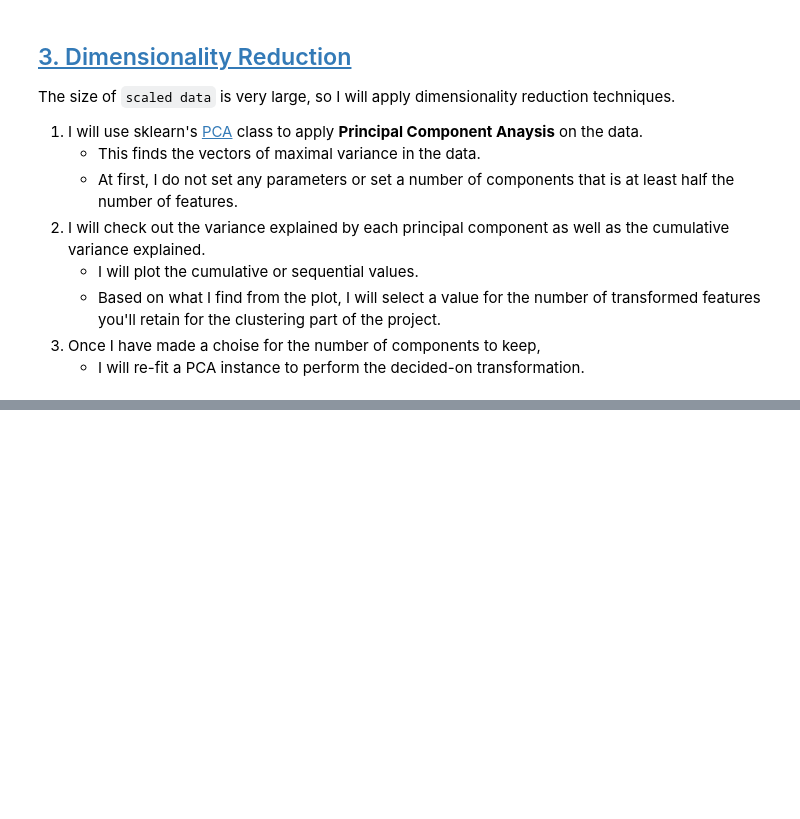
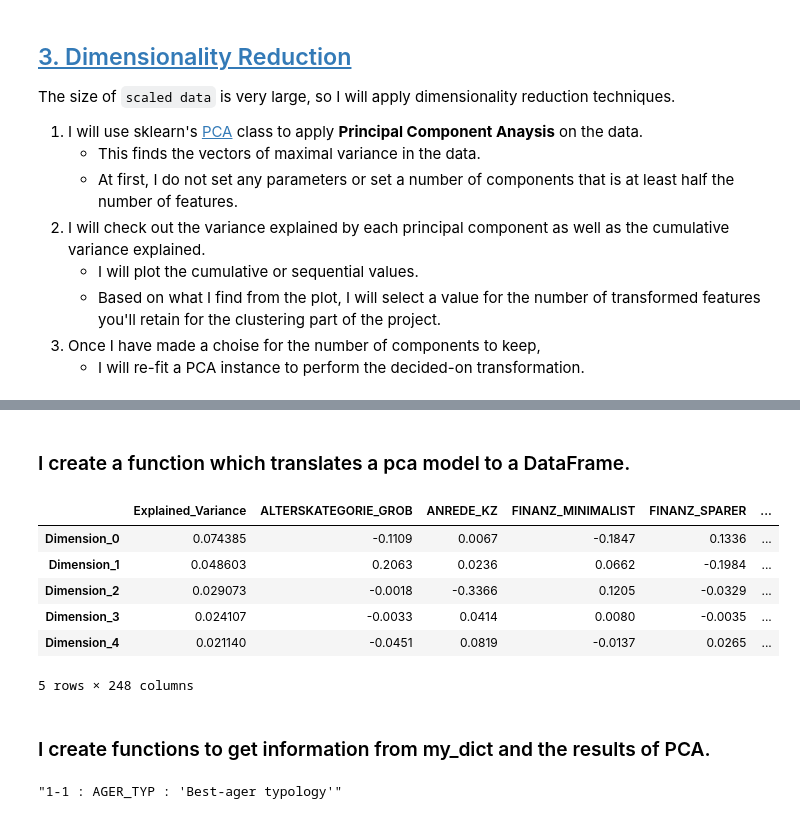
Before and after one commit to est2mzd/Machine_Learning, a Jupyter notebook: Proj_02_Identify_Customer_Segments.ipynb, the cells around one changed output, grey strips where cells are left out. Drawn from its saved outputs; the diff is of its cells as text; code cells hidden in the pictures; blank space fills up the shorter version.

```diff
--- a/Proj_02_Identify_Customer_Segments.ipynb
+++ b/Proj_02_Identify_Customer_Segments.ipynb
@@ -949,0 +1002,30 @@ plot_pca_results(model_pca)
+# %% [markdown]
+### I create a function which translates a pca model to a DataFrame.
+# %%
+def trans_pca_to_df(model_pca, feature_names):
+    n_components = len(model_pca.components_)
+    index_name   = ["Dimension_{}".format(i) for i in range(n_components)]
+    #
+    data_for_df_1 = np.round(model_pca.components_, 4)
+    data_for_df_2 = model_pca.explained_variance_ratio_.reshape(n_components,1)
+    #
+    df_1       = pd.DataFrame(data_for_df_1, columns=feature_names)
+    df_1.index = index_name
+    #
+    df_2       = pd.DataFrame(data_for_df_2, columns=["Explained_Variance"])
+    df_2.index = index_name
+    #
+    return pd.concat([df_2, df_1], axis=1)
+# %%
+df_pca = trans_pca_to_df(model_pca, azdias_scaled.columns)
+df_pca.head()
+# %% [output]
+|  | Explained_Variance | ALTERSKATEGORIE_GROB | ANREDE_KZ | FINANZ_MINIMALIST | FINANZ_SPARER | ... |
+| Dimension_0 | 0.074385 | -0.1109 | 0.0067 | -0.1847 | 0.1336 | ... |
+| Dimension_1 | 0.048603 | 0.2063 | 0.0236 | 0.0662 | -0.1984 | ... |
+| Dimension_2 | 0.029073 | -0.0018 | -0.3366 | 0.1205 | -0.0329 | ... |
+| Dimension_3 | 0.024107 | -0.0033 | 0.0414 | 0.0080 | -0.0035 | ... |
+| Dimension_4 | 0.021140 | -0.0451 | 0.0819 | -0.0137 | 0.0265 | ... |
+5 rows × 248 columns
+# %% [markdown]
+### I create functions to get information from my_dict and the results of PCA.
@@ -949,0 +1046,4 @@ plot_pca_results(model_pca)
+# %%
+get_explanation_from_my_dict(my_dict, "AGER_TYP")
+# %% [output]
+"1-1 : AGER_TYP : 'Best-ager typology'"
```
Also changed, not shown: parts of 29 cells of this notebook.
